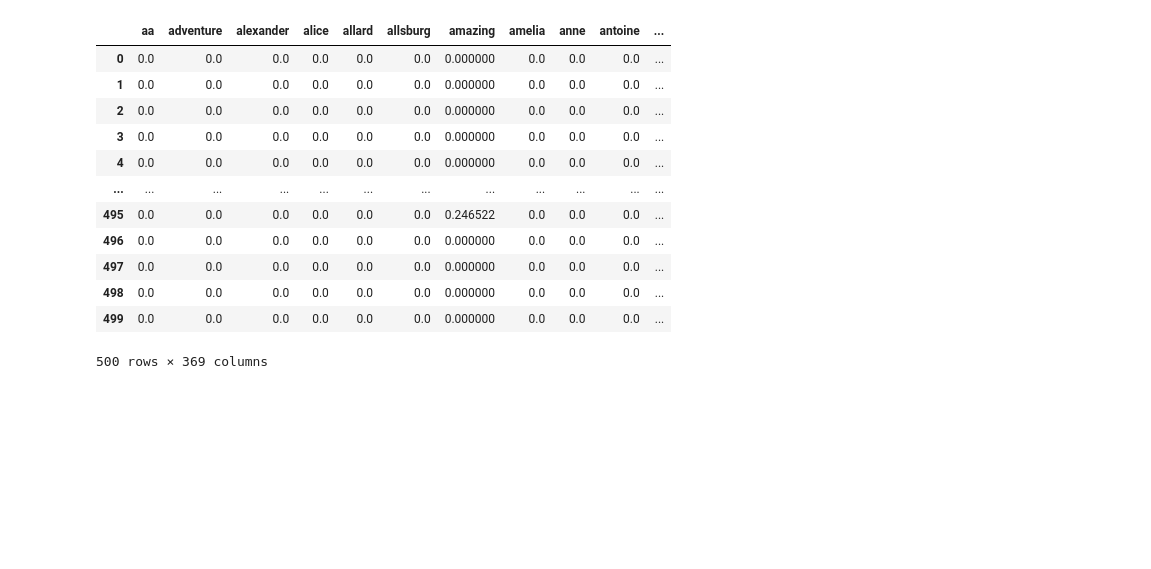
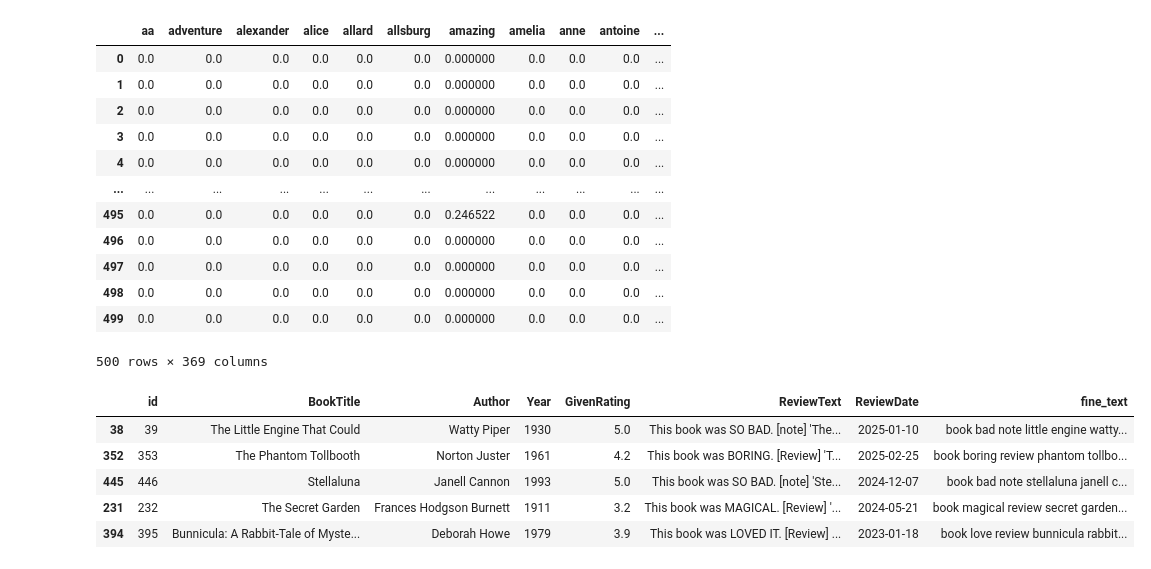
Before and after one commit to pd-25/ML-algorithm-implements, a Jupyter notebook: pandas_hands_on/nlp_preprocessing.ipynb, the cells around one changed output. Saved outputs shown, nothing was run; the diff lists cells and outputs as text; code cells hidden in the pictures; blank space fills up the shorter version.

Commit message:
NLP preprocessing is done

```diff
--- a/pandas_hands_on/nlp_preprocessing.ipynb
+++ b/pandas_hands_on/nlp_preprocessing.ipynb
@@ -141,3 +141,37 @@ new_tf1
 | 498 | 0.0 | 0.0 | 0.0 | 0.0 | 0.0 | 0.0 | 0.000000 | 0.0 | 0.0 | 0.0 | ... |
 | 499 | 0.0 | 0.0 | 0.0 | 0.0 | 0.0 | 0.0 | 0.000000 | 0.0 | 0.0 | 0.0 | ... |
 500 rows × 369 columns
+# %%
+#Basicaly the final python code will be this
+df = pd.read_csv("../datasets/book_reviews_500.csv")
+nlp = spacy.load("en_core_web_sm")
+
+def clean_feature(text):
+    output = text.str.lower()
+    output = output.str.replace(r"[^a-z\s]", "", regex=True)
+    output = output.str.replace(r"\s+", " ", regex=True).str.strip()
+    output = output.fillna("")
+    return output
+
+
+
+def tokenize_lemmitize_remove_stopwords(text):
+    doc = nlp(text)
+    return " ".join([token.lemma_ for token in doc if not token.is_stop])
+
+def text_preprocessing(text):
+     output = clean_feature(text)
+     output = output.apply(tokenize_lemmitize_remove_stopwords)
+     return output
+
+
+df["fine_text"] = text_preprocessing(df["ReviewText"])
+
+df.sample(5)
+# %% [output]
+|  | id | BookTitle | Author | Year | GivenRating | ReviewText | ReviewDate | fine_text |
+| 38 | 39 | The Little Engine That Could | Watty Piper | 1930 | 5.0 | This book was SO BAD. [note] 'The... | 2025-01-10 | book bad note little engine watty... |
+| 352 | 353 | The Phantom Tollbooth | Norton Juster | 1961 | 4.2 | This book was BORING. [Review] 'T... | 2025-02-25 | book boring review phantom tollbo... |
+| 445 | 446 | Stellaluna | Janell Cannon | 1993 | 5.0 | This book was SO BAD. [note] 'Ste... | 2024-12-07 | book bad note stellaluna janell c... |
+| 231 | 232 | The Secret Garden | Frances Hodgson Burnett | 1911 | 3.2 | This book was MAGICAL. [Review] '... | 2024-05-21 | book magical review secret garden... |
+| 394 | 395 | Bunnicula: A Rabbit-Tale of Myste... | Deborah Howe | 1979 | 3.9 | This book was LOVED IT. [Review] ... | 2023-01-18 | book love review bunnicula rabbit... |
```
